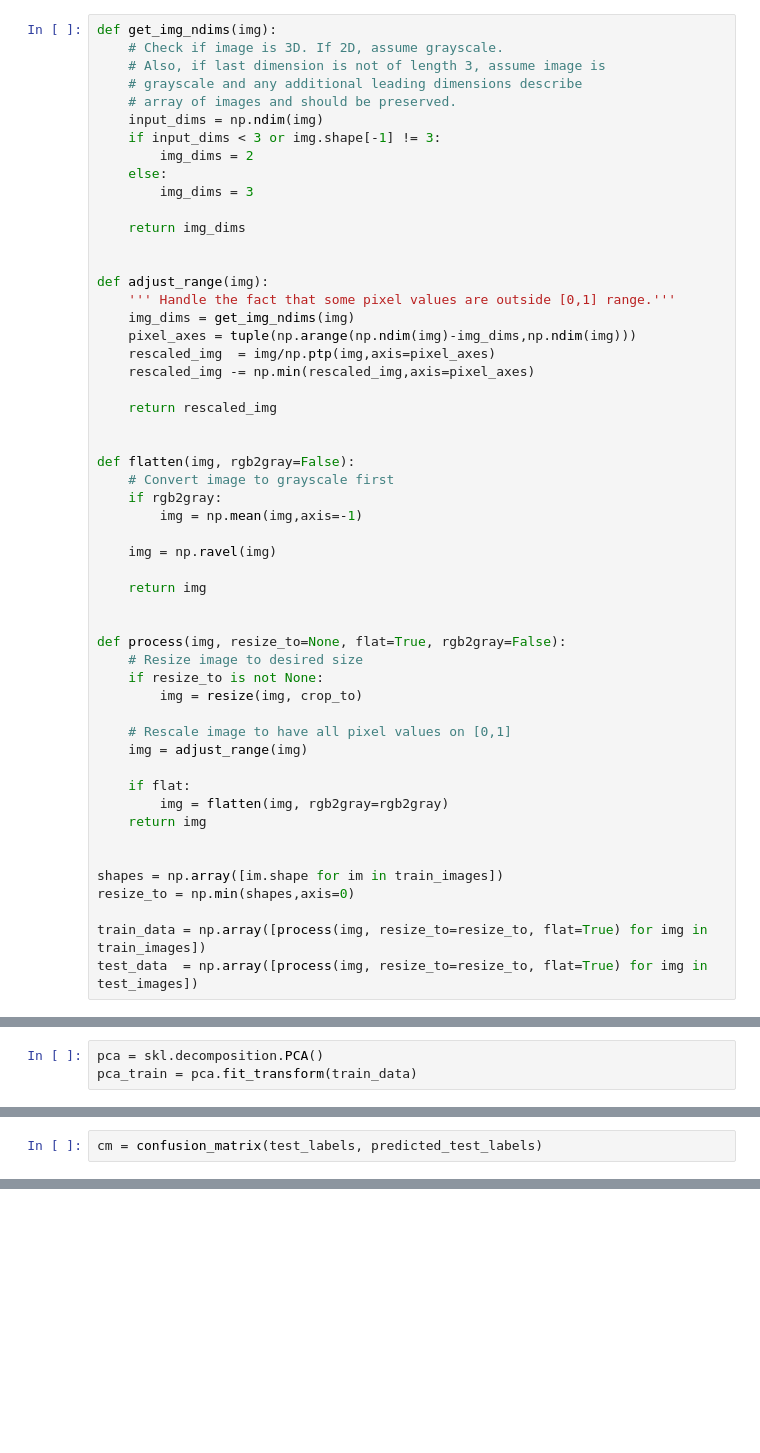
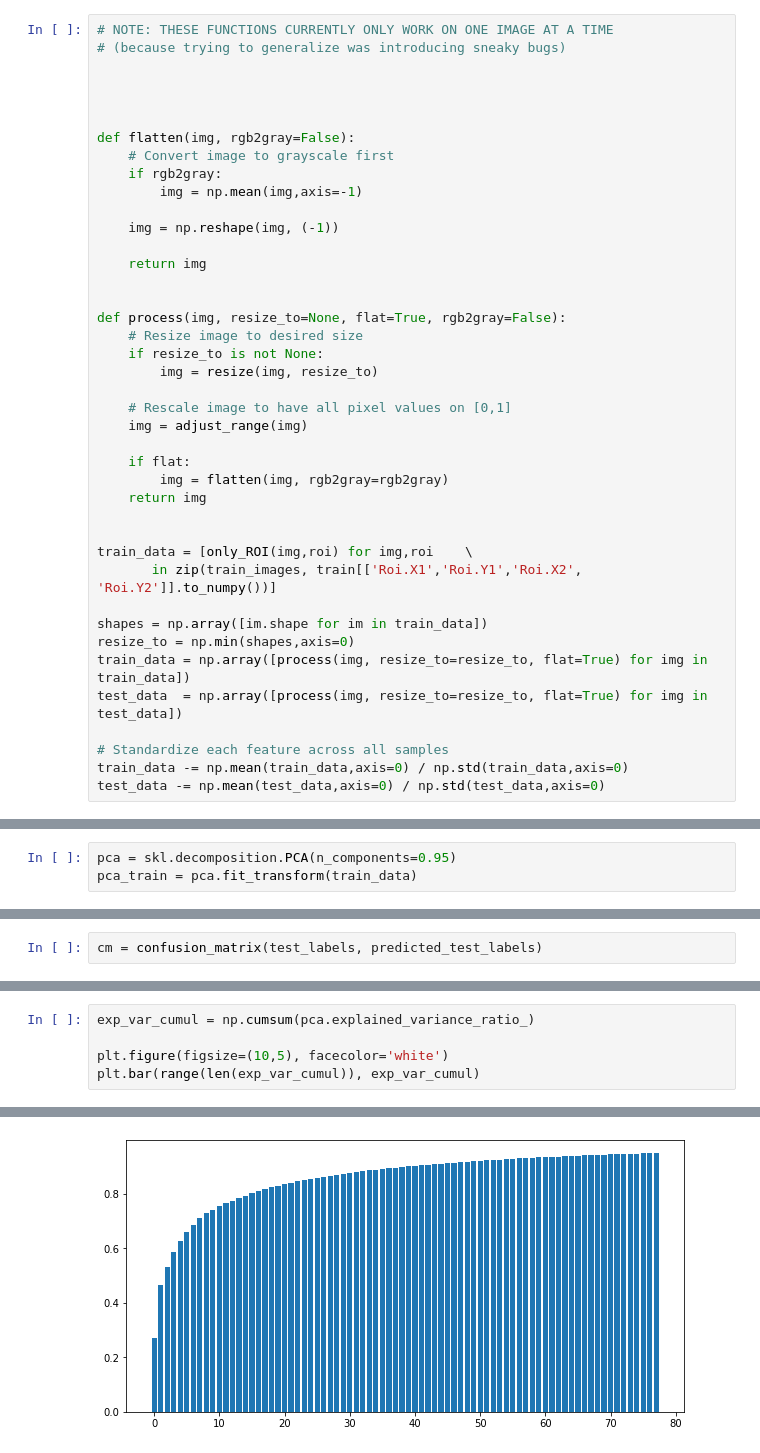
Before and after one commit to aefrank/ucsd_cse276c, a Jupyter notebook: code/hw4_problem1.ipynb, the cells around one changed output, grey strips where cells are left out. Cells and saved outputs as stored; diff of their text form; blank space fills up the shorter version.

```diff
--- a/code/hw4_problem1.ipynb
+++ b/code/hw4_problem1.ipynb
@@ -30,26 +65,8 @@ test_labels = np.array(test.ClassId)
 # %%
-def get_img_ndims(img):
-    # Check if image is 3D. If 2D, assume grayscale.
-    # Also, if last dimension is not of length 3, assume image is
-    # grayscale and any additional leading dimensions describe
-    # array of images and should be preserved.
-    input_dims = np.ndim(img)
-    if input_dims < 3 or img.shape[-1] != 3:
-        img_dims = 2
-    else:
-        img_dims = 3
-
-    return img_dims
+# NOTE: THESE FUNCTIONS CURRENTLY ONLY WORK ON ONE IMAGE AT A TIME
+# (because trying to generalize was introducing sneaky bugs)
 
 
-def adjust_range(img):
-    ''' Handle the fact that some pixel values are outside [0,1] range.'''
-    img_dims = get_img_ndims(img)
-    pixel_axes = tuple(np.arange(np.ndim(img)-img_dims,np.ndim(img)))
-    rescaled_img  = img/np.ptp(img,axis=pixel_axes)
-    rescaled_img -= np.min(rescaled_img,axis=pixel_axes)
-
-    return rescaled_img
 
 
 def flatten(img, rgb2gray=False):
@@ -57,7 +74,7 @@ def flatten(img, rgb2gray=False):
     if rgb2gray:
         img = np.mean(img,axis=-1)
 
-    img = np.ravel(img)
+    img = np.reshape(img, (-1))
 
     return img
 
@@ -65,7 +82,7 @@ def flatten(img, rgb2gray=False):
 def process(img, resize_to=None, flat=True, rgb2gray=False):
     # Resize image to desired size
     if resize_to is not None:
-        img = resize(img, crop_to)
+        img = resize(img, resize_to)
 
     # Rescale image to have all pixel values on [0,1]
     img = adjust_range(img)
@@ -75,8 +92,14 @@ def process(img, resize_to=None, flat=True, rgb2gray=False):
     return img
 
 
-shapes = np.array([im.shape for im in train_images])
+train_data = [only_ROI(img,roi) for img,roi    \
+       in zip(train_images, train[['Roi.X1','Roi.Y1','Roi.X2', 'Roi.Y2']].to_numpy())]
+
+shapes = np.array([im.shape for im in train_data])
 resize_to = np.min(shapes,axis=0)
+train_data = np.array([process(img, resize_to=resize_to, flat=True) for img in train_data])
+test_data  = np.array([process(img, resize_to=resize_to, flat=True) for img in test_data])
 
-train_data = np.array([process(img, resize_to=resize_to, flat=True) for img in train_images])
-test_data  = np.array([process(img, resize_to=resize_to, flat=True) for img in test_images])
+# Standardize each feature across all samples
+train_data -= np.mean(train_data,axis=0) / np.std(train_data,axis=0)
+test_data -= np.mean(test_data,axis=0) / np.std(test_data,axis=0)
@@ -83,5 +128,5 @@ test_data  = np.array([process(img, resize_to=resize_to, flat=True) for img in t
 # %%
-pca = skl.decomposition.PCA()
+pca = skl.decomposition.PCA(n_components=0.95)
 pca_train = pca.fit_transform(train_data)
 # %%
 dtree = DecisionTreeClassifier()
@@ -107,0 +153,6 @@ accuracy_score(test_labels, predicted_test_labels)
+# %%
+exp_var_cumul = np.cumsum(pca.explained_variance_ratio_)
+
+plt.figure(figsize=(10,5), facecolor='white')
+plt.bar(range(len(exp_var_cumul)), exp_var_cumul)
+# %% [output]
@@ -107,0 +160 @@ accuracy_score(test_labels, predicted_test_labels)
+[figure, added]
```
Also changed, not shown: parts of 13 cells of this notebook.
